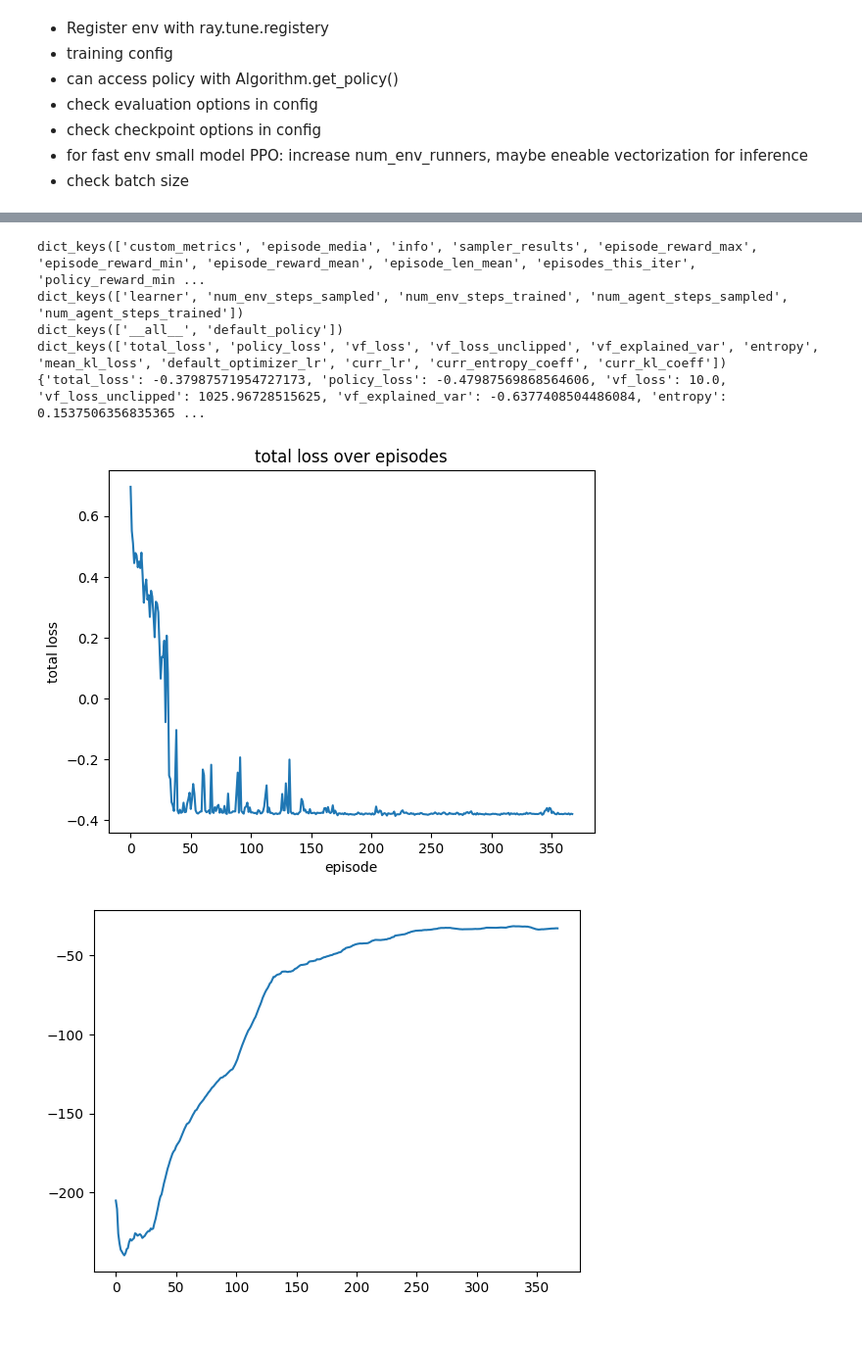
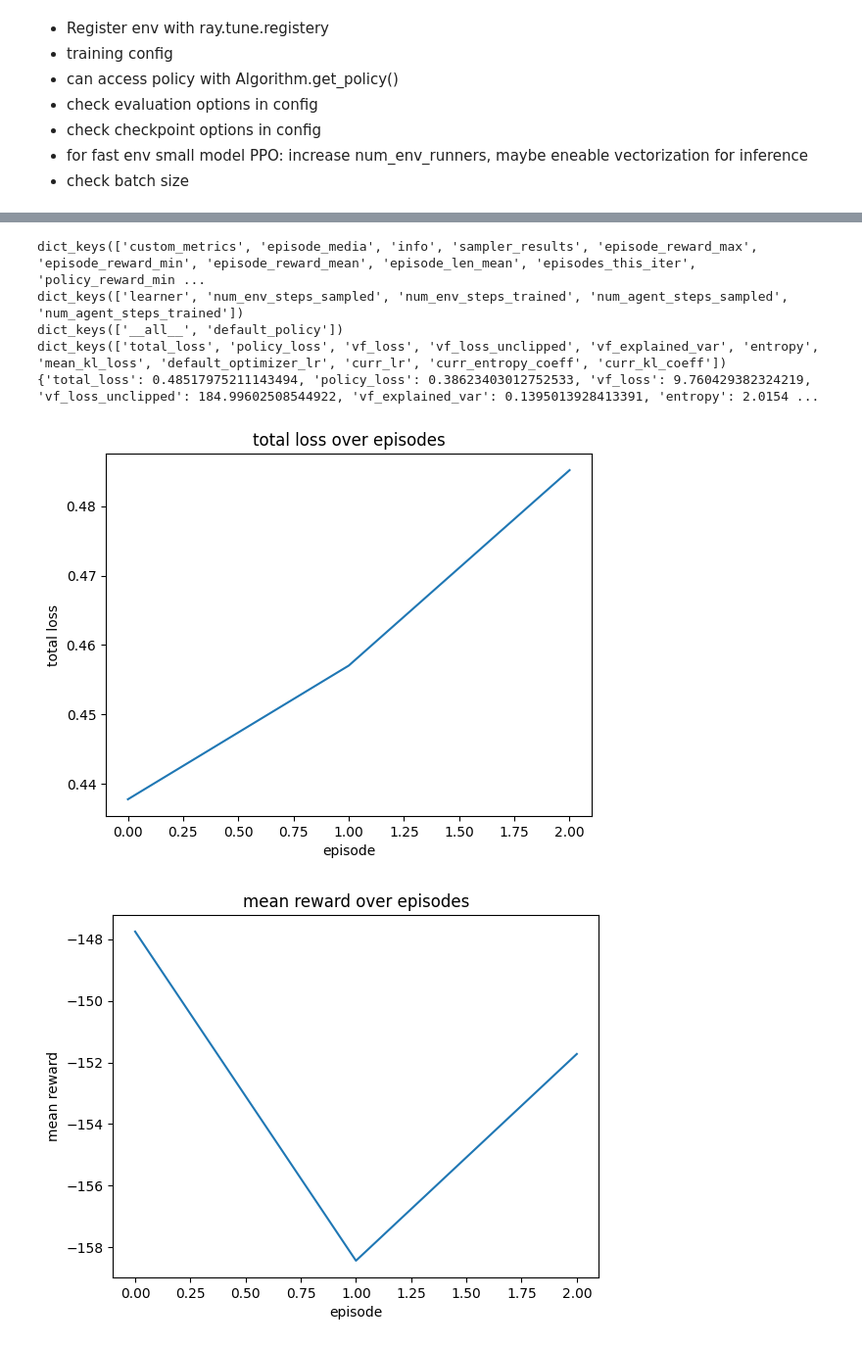
Before and after one commit to Light52566/rllib-energyplus-hi, a Jupyter notebook: training.ipynb, the cells around one changed output, grey strips where cells are left out. Shown at 98% size. Cells and saved outputs as stored; diff of their text form; code cells hidden in the pictures.

```diff
--- a/training.ipynb
+++ b/training.ipynb
@@ -35,7 +49,7 @@ config = (
     .framework("torch")
     .training(
         gamma=0.95,
-        lr=0.003,
+        lr=0.002,
         kl_coeff=0.3,
         train_batch_size=96,
         sgd_minibatch_size=96,
@@ -59,8 +73,14 @@ config = (
         num_rollout_workers=env_setup["num_workers"],
         rollout_fragment_length="auto",
     )
+)
 
-)
+# set the seeds for reproducibility
+seed = 4
+np.random.seed(seed)
+torch.manual_seed(seed)
+random.seed(seed)
+config["seed"] = seed
 # %%
 ray.shutdown()
 # %%
@@ -75,8 +95,8 @@ for i in range(370):
     results.append(result)
 
     if i % 10 == 0:
-        checkpoint = algo.save()
-        print("checkpoint saved at", checkpoint)
+        checkpoint = algo.save(checkpoint_dir="./tmp/checkpoints/")
+        print("checkpoint", i//10, "saved at", checkpoint)
 
 ray.shutdown()
 # %% [output]
@@ -126,3 +159,11 @@ ResourceWarning: Enable tracemalloc to get the object allocation traceback
+# %%
+# save results as a pkl file
+with open("./tmp/training-results.pkl", "wb") as f:
+    pkl.dump(results, f)
+# %%
+# load results from a pkl file
+with open("./tmp/training-results.pkl", "rb") as f:
+    results = pkl.load(f)
 # %%
 print(results[-1].keys())
 print(results[-1]["info"].keys())
@@ -134,10 +175,9 @@ dict_keys(['custom_metrics', 'episode_media', 'info', 'sampler_results', 'episod
 dict_keys(['learner', 'num_env_steps_sampled', 'num_env_steps_trained', 'num_agent_steps_sampled', 'num_agent_steps_trained'])
 dict_keys(['__all__', 'default_policy'])
 dict_keys(['total_loss', 'policy_loss', 'vf_loss', 'vf_loss_unclipped', 'vf_explained_var', 'entropy', 'mean_kl_loss', 'default_optimizer_lr', 'curr_lr', 'curr_entropy_coeff', 'curr_kl_coeff'])
-{'total_loss': -0.37987571954727173, 'policy_loss': -0.47987569868564606, 'vf_loss': 10.0, 'vf_loss_unclipped': 1025.96728515625, 'vf_explained_var': -0.6377408504486084, 'entropy': 0.1537506356835365 ...
+{'total_loss': 0.48517975211143494, 'policy_loss': 0.38623403012752533, 'vf_loss': 9.760429382324219, 'vf_loss_unclipped': 184.99602508544922, 'vf_explained_var': 0.1395013928413391, 'entropy': 2.0154 ...
 # %%
 # plot log loss over episodes
-import matplotlib.pyplot as plt
 plt.plot([r["info"]["learner"]["default_policy"]['total_loss'] for r in results[2:]])
 plt.xlabel("episode")
 plt.ylabel("total loss")
@@ -146,13 +186,16 @@ plt.title("total loss over episodes")
 
 plt.show()
 # %% [output]
-[figure, old version]
+[figure, new version]
 # %%
 # plot mean reward over each episode
 plt.plot([r['episode_reward_mean'] for r in results[2:]])
+plt.xlabel("episode")
+plt.ylabel("mean reward")
+plt.title("mean reward over episodes")
 plt.show()
 # %% [output]
-[figure, old version]
+[figure, new version]
 # %%
 # read the result pickle file
 import pickle as pkl
```
Also changed, not shown: parts of 10 cells of this notebook, 2 other files.
